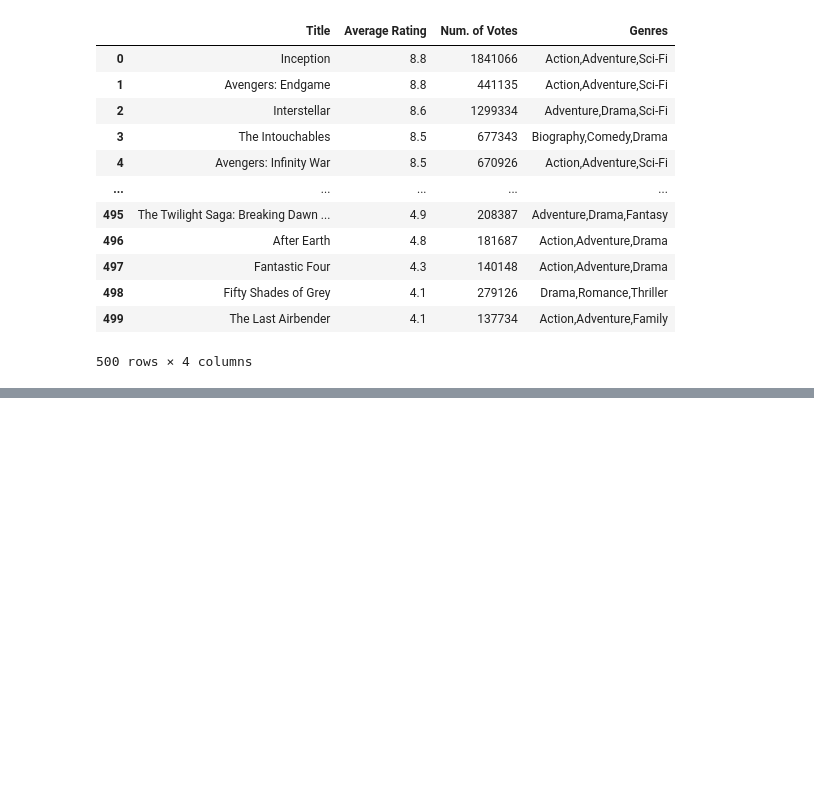
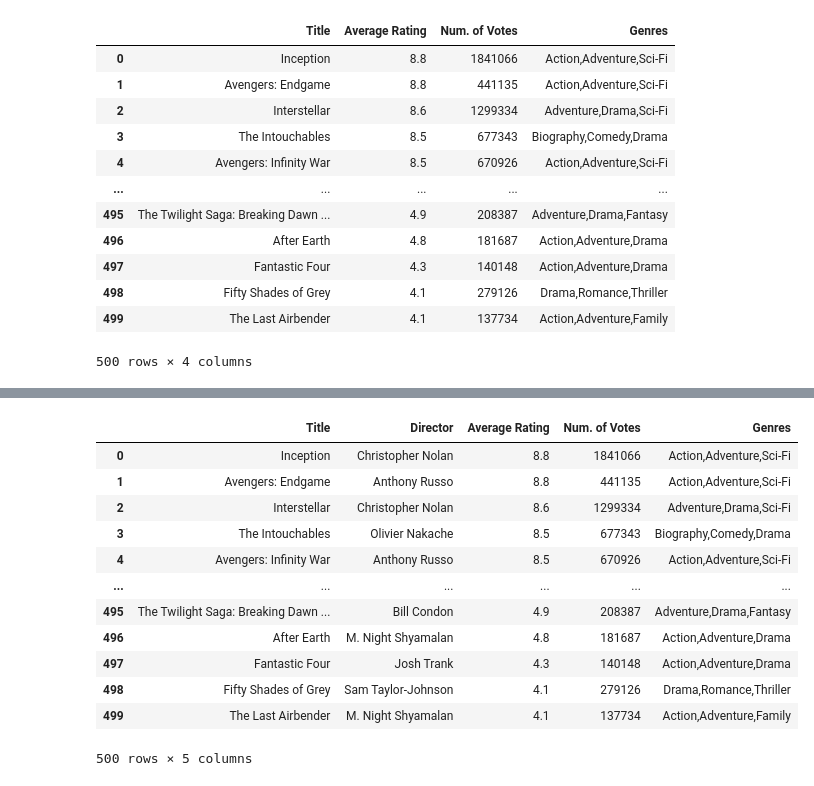
Before and after one commit to Limonada24/Capstone-Project-1, a Jupyter notebook: ReadSQL_first_review.ipynb, the cells around one changed output, grey strips where cells are left out. Drawn from its saved outputs; the diff is of its cells as text; code cells hidden in the pictures; blank space fills up the shorter version.

```diff
--- a/ReadSQL_first_review.ipynb
+++ b/ReadSQL_first_review.ipynb
@@ -264,0 +286,55 @@ LIMIT 500
+# %%
+pd.read_sql("""
+WITH popular_movies
+AS
+(
+SELECT
+       p.primary_name, b.primary_title, r.numvotes,
+       r.averagerating, b.genres
+FROM
+       movie_basics as b
+INNER JOIN
+       movie_ratings as r
+ON
+       b.movie_id = r.movie_id
+INNER JOIN
+       directors as d
+ON
+       r.movie_id = d.movie_id
+INNER JOIN
+       persons as p
+ON
+       d.person_id = p.person_id
+
+GROUP BY primary_title
+
+ORDER BY r.numvotes DESC
+
+LIMIT 500
+)
+
+SELECT
+         primary_title as 'Title',primary_name as 'Director', averagerating as 'Average Rating',
+         numvotes as 'Num. of Votes', genres as 'Genres'
+FROM
+    popular_movies
+
+ORDER BY
+    averagerating DESC;
+
+
+""", conn)
+# %% [output]
+|  | Title | Director | Average Rating | Num. of Votes | Genres |
+| 0 | Inception | Christopher Nolan | 8.8 | 1841066 | Action,Adventure,Sci-Fi |
+| 1 | Avengers: Endgame | Anthony Russo | 8.8 | 441135 | Action,Adventure,Sci-Fi |
+| 2 | Interstellar | Christopher Nolan | 8.6 | 1299334 | Adventure,Drama,Sci-Fi |
+| 3 | The Intouchables | Olivier Nakache | 8.5 | 677343 | Biography,Comedy,Drama |
+| 4 | Avengers: Infinity War | Anthony Russo | 8.5 | 670926 | Action,Adventure,Sci-Fi |
+| ... | ... | ... | ... | ... | ... |
+| 495 | The Twilight Saga: Breaking Dawn ... | Bill Condon | 4.9 | 208387 | Adventure,Drama,Fantasy |
+| 496 | After Earth | M. Night Shyamalan | 4.8 | 181687 | Action,Adventure,Drama |
+| 497 | Fantastic Four | Josh Trank | 4.3 | 140148 | Action,Adventure,Drama |
+| 498 | Fifty Shades of Grey | Sam Taylor-Johnson | 4.1 | 279126 | Drama,Romance,Thriller |
+| 499 | The Last Airbender | M. Night Shyamalan | 4.1 | 137734 | Action,Adventure,Family |
+500 rows × 5 columns
```
Also changed, not shown: parts of 1 cell of this notebook, 1 other file.
